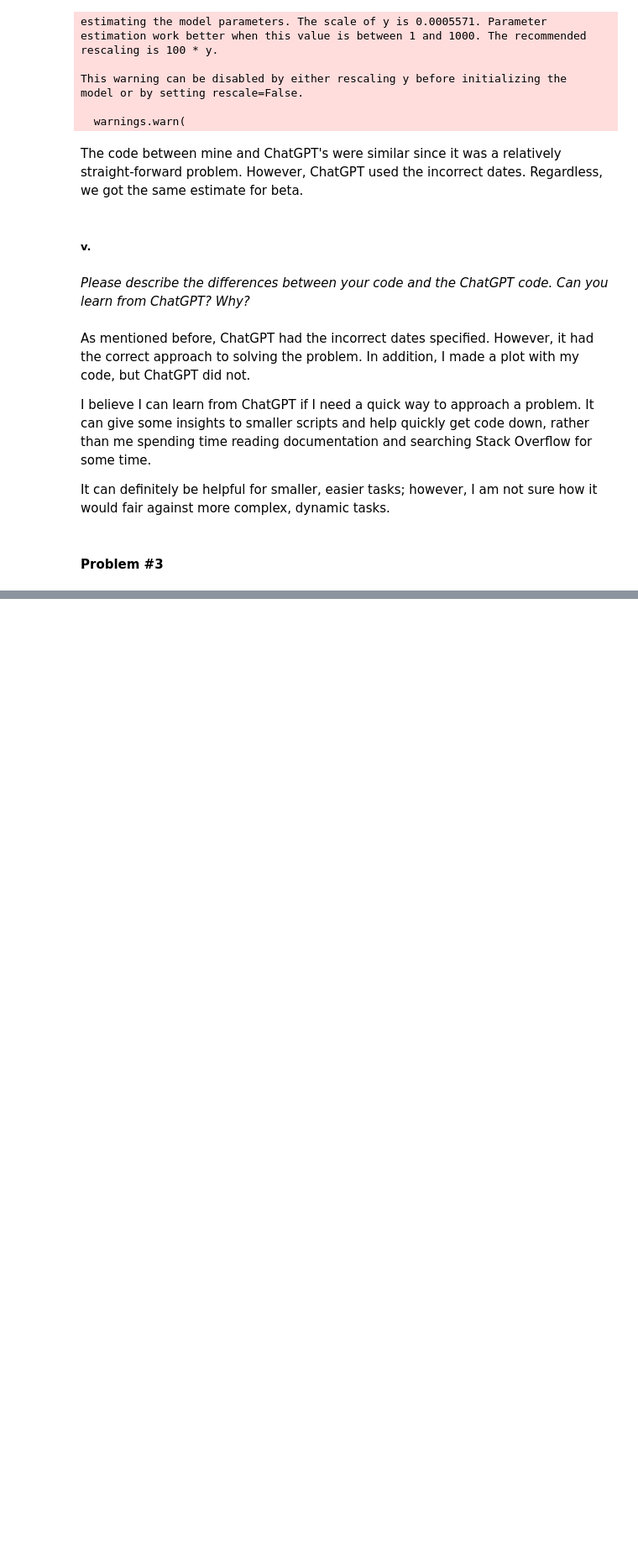
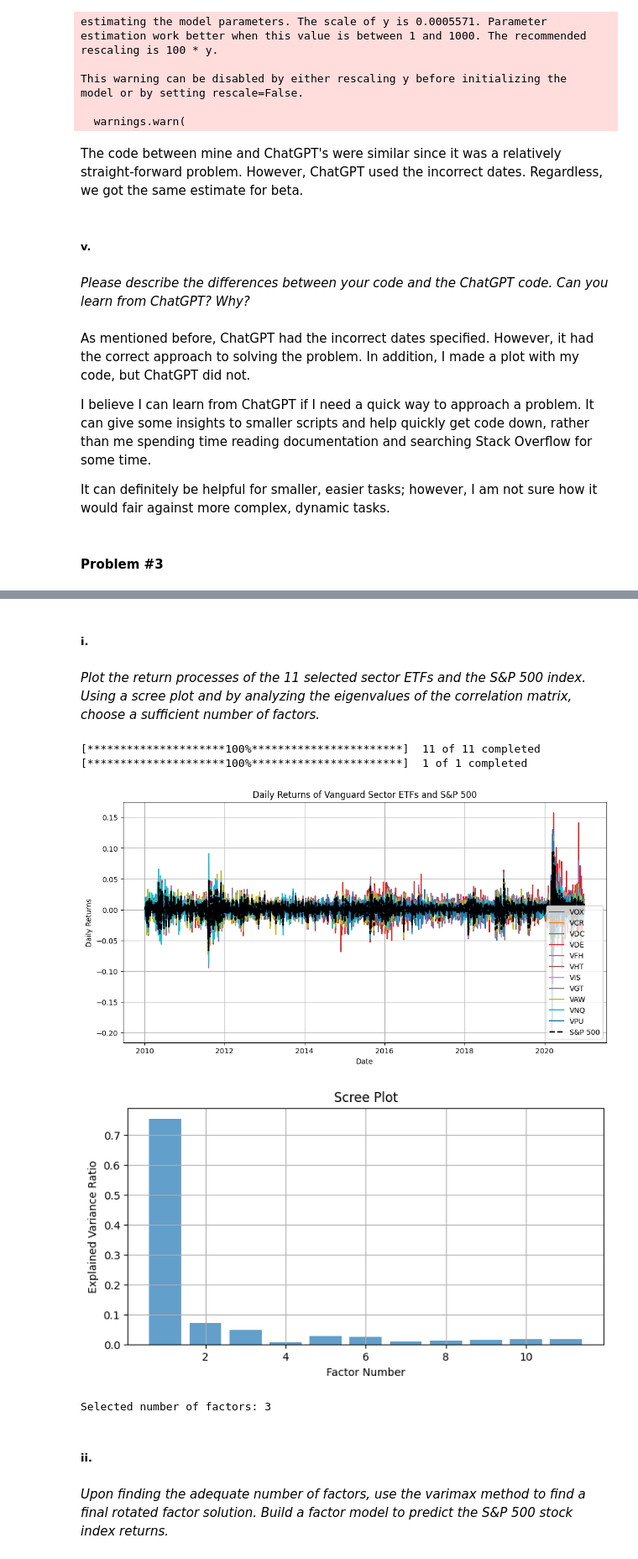
Before and after one commit to bs333/fe-670, a Jupyter notebook: FE670 - Homeworks/FE670 - Homework #1/FE670 - Homework #1.ipynb, the cells around one changed output, grey strips where cells are left out. Shown at 84% size. Drawn from its saved outputs; the diff is of its cells as text; code cells hidden in the pictures; blank space fills up the shorter version.

```diff
--- a/FE670 - Homeworks/FE670 - Homework #1/FE670 - Homework #1.ipynb
+++ b/FE670 - Homeworks/FE670 - Homework #1/FE670 - Homework #1.ipynb
@@ -444,0 +453,77 @@ It can definitely be helpful for smaller, easier tasks; however, I am not sure h
+# %% [markdown]
+##### i.
+# %% [markdown]
+*Plot the return processes of the 11 selected sector ETFs and
+the S&P 500 index. Using a scree plot and by analyzing the eigenvalues of the correlation matrix, choose a sufficient
+number of factors.*
+# %%
+import yfinance as yf
+import numpy as np
+import pandas as pd
+import matplotlib.pyplot as plt
+import seaborn as sns
+from sklearn.decomposition import FactorAnalysis
+from sklearn.preprocessing import StandardScaler
+
+# Define the ETF symbols
+etf_symbols = ['VOX', 'VCR', 'VDC', 'VDE', 'VFH', 'VHT', 'VIS', 'VGT', 'VAW', 'VNQ', 'VPU']
+
+# Download ETF data from Yahoo Finance
+start_date = '2010-01-01'
+end_date = '2020-12-31'
+etf_data = yf.download(etf_symbols, start=start_date, end=end_date)['Adj Close']
+
+# Download S&P 500 data for comparison
+sp500_data = yf.download('^GSPC', start=start_date, end=end_date)['Adj Close']
+
+# Calculate daily returns for ETFs and S&P 500
+etf_returns = etf_data.pct_change().dropna()
+sp500_returns = sp500_data.pct_change().dropna()
+
+# Plot the return processes of ETFs and S&P 500
+plt.figure(figsize=(12, 6))
+for symbol in etf_symbols:
+    plt.plot(etf_returns.index, etf_returns[symbol], label=symbol)
+plt.plot(sp500_returns.index, sp500_returns, label='S&P 500', linestyle='--', color='black', linewidth=2)
+plt.title('Daily Returns of Vanguard Sector ETFs and S&P 500')
+plt.xlabel('Date')
+plt.ylabel('Daily Returns')
+plt.legend()
+plt.grid(True)
+plt.show()
+
+# Perform factor analysis
+n_factors = len(etf_symbols)  # Use as many factors as ETFs
+etf_returns_scaled = StandardScaler().fit_transform(etf_returns)
+fa = FactorAnalysis(n_components=n_factors, random_state=0)
+fa.fit(etf_returns_scaled)
+
+# Calculate eigenvalues
+eigenvalues = np.linalg.eigvals(np.corrcoef(etf_returns_scaled.T))
+explained_variance_ratio = eigenvalues / eigenvalues.sum()
+
+# Scree plot
+plt.figure(figsize=(8, 4))
+plt.bar(range(1, n_factors + 1), explained_variance_ratio, alpha=0.7)
+plt.title('Scree Plot')
+plt.xlabel('Factor Number')
+plt.ylabel('Explained Variance Ratio')
+plt.grid(True)
+plt.show()
+
+# Choose a sufficient number of factors based on eigenvalues and 85% threshold
+threshold = 0.85
+cumulative_variance = explained_variance_ratio.cumsum()
+selected_factors = np.sum(cumulative_variance < threshold) + 1
+print(f'Selected number of factors: {selected_factors}')
+# %% [output]
+[*********************100%***********************]  11 of 11 completed
+[*********************100%***********************]  1 of 1 completed
+[figure, added]
+[figure, added]
+Selected number of factors: 3
+# %% [markdown]
+##### ii.
+# %% [markdown]
+*Upon finding the adequate number of factors, use the varimax method to find a final rotated factor solution. Build a
+factor model to predict the S&P 500 stock index returns.*
```
Also changed, not shown: parts of 2 cells of this notebook.
